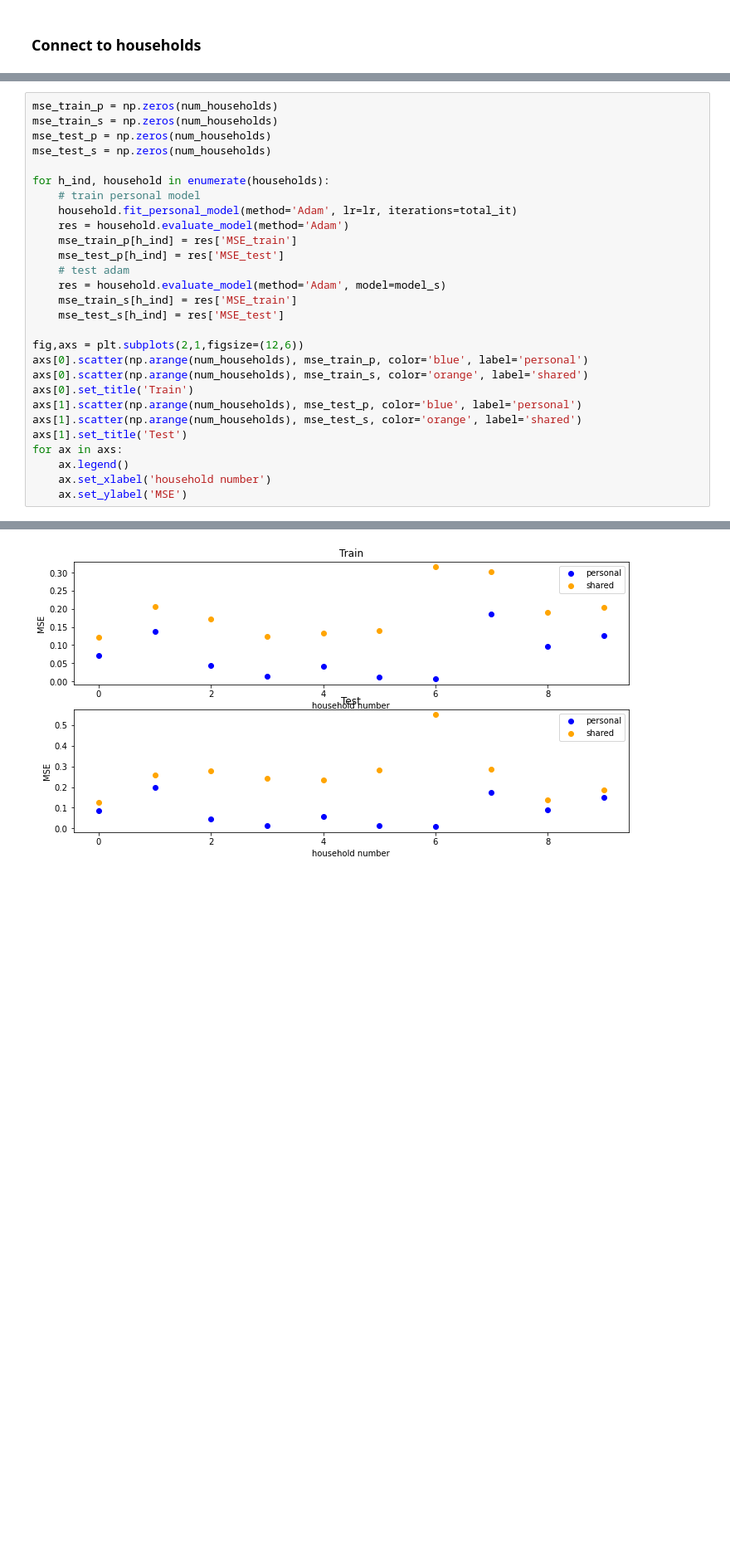
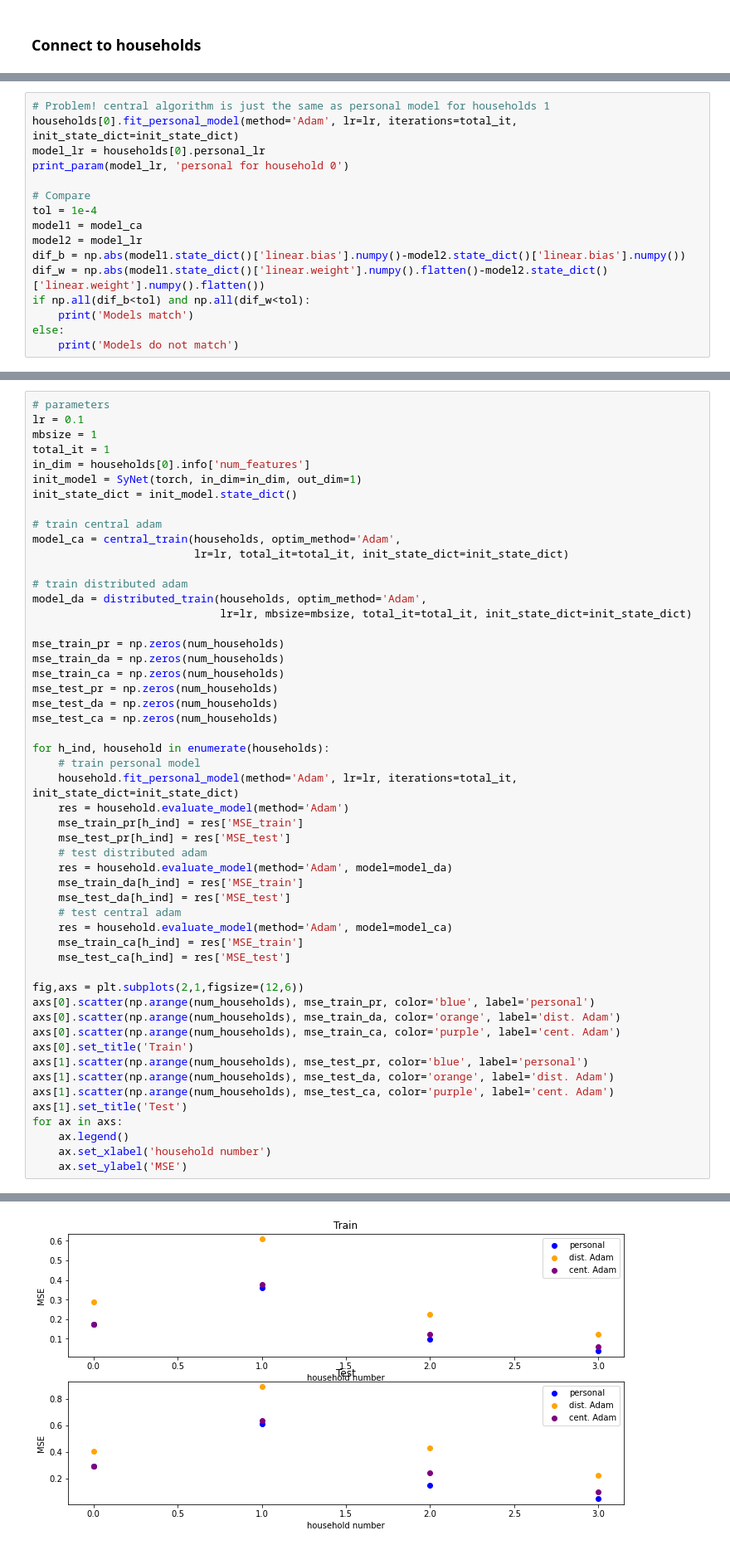
Before and after one commit to MahrokhEPFL/OPTML, a Jupyter notebook: Distributed_Adam.ipynb, the cells around one changed output, grey strips where cells are left out. Shown: that part at 83% size. Drawn from its saved outputs; the diff is of its cells as text; blank space fills up the shorter version.

Commit message:
central learning added

```diff
--- a/Distributed_Adam.ipynb
+++ b/Distributed_Adam.ipynb
@@ -159,0 +347,16 @@ weights = [-0.067 -0.176 -0.109  0.175 -0.323  1.453  0.527  0.484  0.14   0.052
+# %%
+# Problem! central algorithm is just the same as personal model for households 1
+households[0].fit_personal_model(method='Adam', lr=lr, iterations=total_it, init_state_dict=init_state_dict)
+model_lr = households[0].personal_lr
+print_param(model_lr, 'personal for household 0')
+
+# Compare
+tol = 1e-4
+model1 = model_ca
+model2 = model_lr
+dif_b = np.abs(model1.state_dict()['linear.bias'].numpy()-model2.state_dict()['linear.bias'].numpy())
+dif_w = np.abs(model1.state_dict()['linear.weight'].numpy().flatten()-model2.state_dict()['linear.weight'].numpy().flatten())
+if np.all(dif_b<tol) and np.all(dif_w<tol):
+    print('Models match')
+else:
+    print('Models do not match')
@@ -162,26 +371,50 @@ weights = [-0.067 -0.176 -0.109  0.175 -0.323  1.453  0.527  0.484  0.14   0.052
 # %%
-mse_train_p = np.zeros(num_households)
-mse_train_s = np.zeros(num_households)
-mse_test_p = np.zeros(num_households)
-mse_test_s = np.zeros(num_households)
+# parameters
+lr = 0.1
+mbsize = 1
+total_it = 1
+in_dim = households[0].info['num_features']
+init_model = SyNet(torch, in_dim=in_dim, out_dim=1)
+init_state_dict = init_model.state_dict()
+
+# train central adam
+model_ca = central_train(households, optim_method='Adam',
+                         lr=lr, total_it=total_it, init_state_dict=init_state_dict)
+
+# train distributed adam
+model_da = distributed_train(households, optim_method='Adam',
+                             lr=lr, mbsize=mbsize, total_it=total_it, init_state_dict=init_state_dict)
+
+mse_train_pr = np.zeros(num_households)
+mse_train_da = np.zeros(num_households)
+mse_train_ca = np.zeros(num_households)
+mse_test_pr = np.zeros(num_households)
+mse_test_da = np.zeros(num_households)
+mse_test_ca = np.zeros(num_households)
 
 for h_ind, household in enumerate(households):
     # train personal model
-    household.fit_personal_model(method='Adam', lr=lr, iterations=total_it)
+    household.fit_personal_model(method='Adam', lr=lr, iterations=total_it, init_state_dict=init_state_dict)
     res = household.evaluate_model(method='Adam')
-    mse_train_p[h_ind] = res['MSE_train']
-    mse_test_p[h_ind] = res['MSE_test']
-    # test adam
-    res = household.evaluate_model(method='Adam', model=model_s)
-    mse_train_s[h_ind] = res['MSE_train']
-    mse_test_s[h_ind] = res['MSE_test']
+    mse_train_pr[h_ind] = res['MSE_train']
+    mse_test_pr[h_ind] = res['MSE_test']
+    # test distributed adam
+    res = household.evaluate_model(method='Adam', model=model_da)
+    mse_train_da[h_ind] = res['MSE_train']
+    mse_test_da[h_ind] = res['MSE_test']
+    # test central adam
+    res = household.evaluate_model(method='Adam', model=model_ca)
+    mse_train_ca[h_ind] = res['MSE_train']
+    mse_test_ca[h_ind] = res['MSE_test']
 
 fig,axs = plt.subplots(2,1,figsize=(12,6))
-axs[0].scatter(np.arange(num_households), mse_train_p, color='blue', label='personal')
-axs[0].scatter(np.arange(num_households), mse_train_s, color='orange', label='shared')
+axs[0].scatter(np.arange(num_households), mse_train_pr, color='blue', label='personal')
+axs[0].scatter(np.arange(num_households), mse_train_da, color='orange', label='dist. Adam')
+axs[0].scatter(np.arange(num_households), mse_train_ca, color='purple', label='cent. Adam')
 axs[0].set_title('Train')
-axs[1].scatter(np.arange(num_households), mse_test_p, color='blue', label='personal')
-axs[1].scatter(np.arange(num_households), mse_test_s, color='orange', label='shared')
+axs[1].scatter(np.arange(num_households), mse_test_pr, color='blue', label='personal')
+axs[1].scatter(np.arange(num_households), mse_test_da, color='orange', label='dist. Adam')
+axs[1].scatter(np.arange(num_households), mse_test_ca, color='purple', label='cent. Adam')
 axs[1].set_title('Test')
 for ax in axs:
     ax.legend()
@@ -191 +436 @@ for ax in axs:
-[figure, old version]
+[figure, new version]
```
Also changed, not shown: parts of 19 cells of this notebook, 1 other file.
